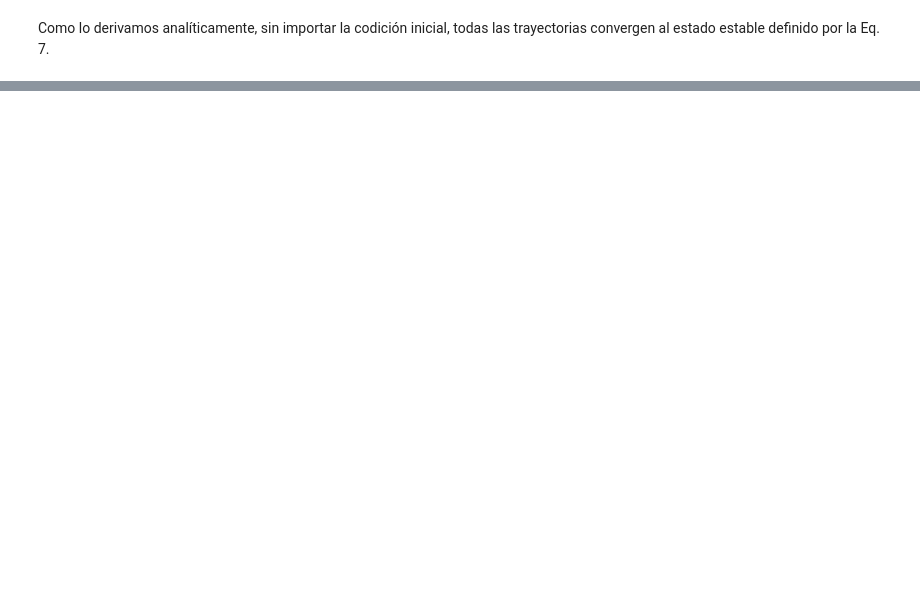
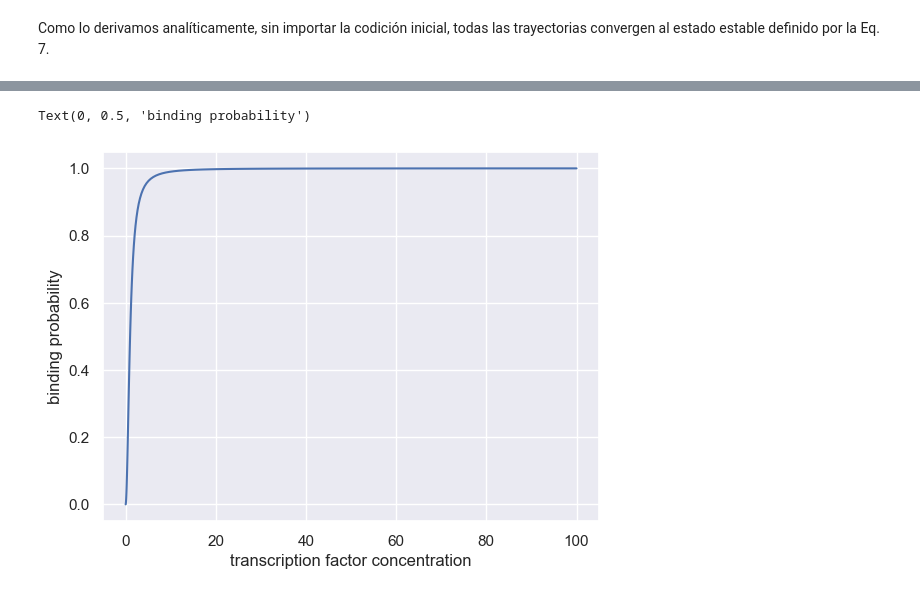
Before and after one commit to mrazomej/2023_bio_sin_escalas, a Jupyter notebook: code/expresion_genica.ipynb, the cells around one changed output, grey strips where cells are left out. Drawn from its saved outputs; the diff is of its cells as text; code cells hidden in the pictures; blank space fills up the shorter version.

```diff
--- a/code/expresion_genica.ipynb
+++ b/code/expresion_genica.ipynb
@@ -208,0 +266,20 @@ trayectorias convergen al estado estable definido por la Eq. 7.
+# %%
+# Definir un rango de concentraciones
+c_array = np.logspace(-2, 2, 100)
+
+# Definir `Ka` y `n`
+Ka = 1
+n = 2
+
+# Calcular h para cada concentracion
+h_array = c_array ** n / (c_array ** n + Ka ** n)
+
+# Graficar curva
+plt.plot(c_array, h_array)
+
+# Anotar ejes
+plt.xlabel("transcription factor concentration")
+plt.ylabel("binding probability")
+# %% [output]
+Text(0, 0.5, 'binding probability')
+[figure, added]
```
Also changed, not shown: parts of 25 cells of this notebook.
